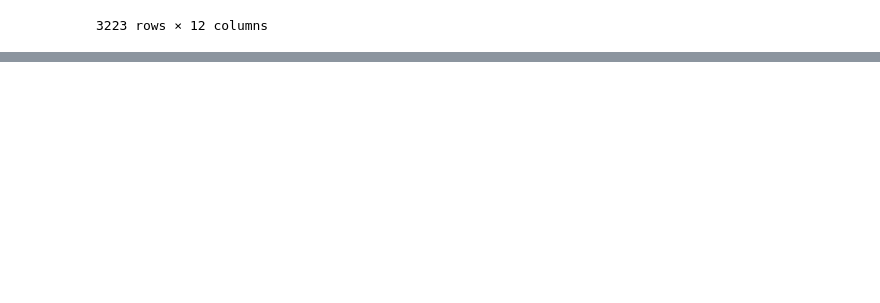
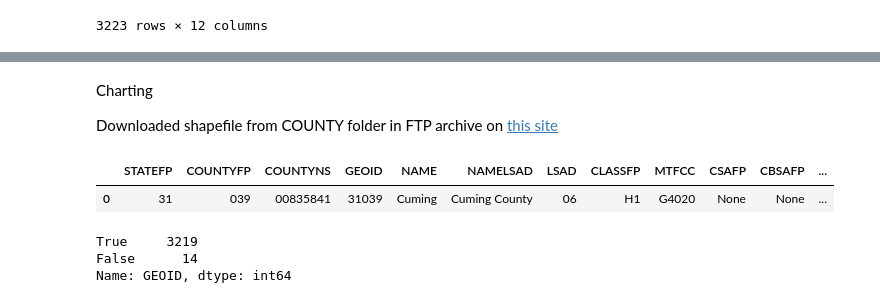
Before and after one commit to ilenapeng/census, a Jupyter notebook: census.ipynb, the cells around one changed output, grey strips where cells are left out. Cells and saved outputs as stored; diff of their text form; code cells hidden in the pictures; blank space fills up the shorter version.

```diff
--- a/census.ipynb
+++ b/census.ipynb
@@ -394,0 +418,21 @@ files.download('df_1020.csv')
+# %% [markdown]
+Charting
+
+Downloaded shapefile from COUNTY folder in FTP archive on [this site](https://www.census.gov/geographies/mapping-files/time-series/geo/tiger-line-file.2021.html)
+# %%
+usCty = gpd.read_file('https://www2.census.gov/geo/tiger/TIGER2021/COUNTY/tl_2021_us_county.zip')
+#Other shape files I tested:
+#https://www2.census.gov/geo/tiger/TIGER2020/COUNTY/tl_2020_us_county.zip
+#https://www2.census.gov/geo/tiger/GENZ2018/shp/cb_2018_us_county_500k.zip
+#https://www2.census.gov/geo/tiger/TIGER2021/COUNTY/tl_2021_us_county.zip
+usCty.head(1)
+# %% [output]
+|  | STATEFP | COUNTYFP | COUNTYNS | GEOID | NAME | NAMELSAD | LSAD | CLASSFP | MTFCC | CSAFP | CBSAFP | ... |
+| 0 | 31 | 039 | 00835841 | 31039 | Cuming | Cuming County | 06 | H1 | G4020 | None | None | ... |
+# %%
+#Look at mismatches
+usCty['GEOID'].isin(df_1020['GEOID']).value_counts()
+# %% [output]
+True     3219
+False      14
+Name: GEOID, dtype: int64
```
Also changed, not shown: parts of 13 cells of this notebook.
